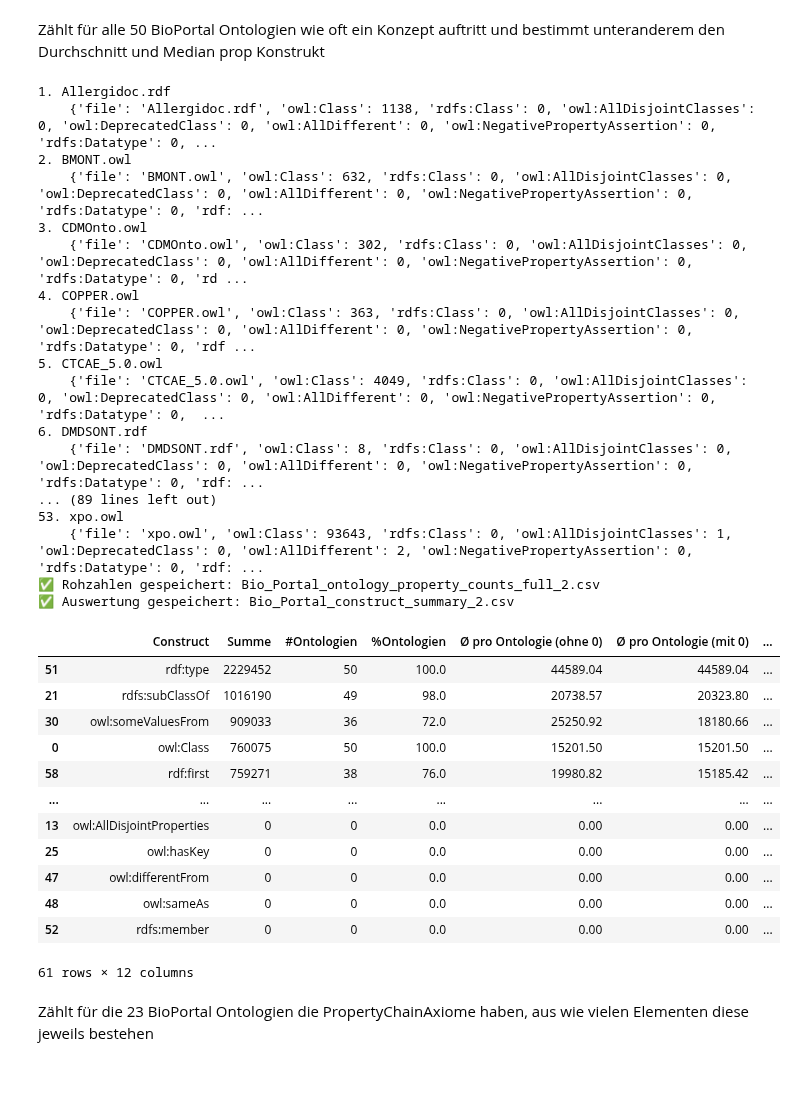
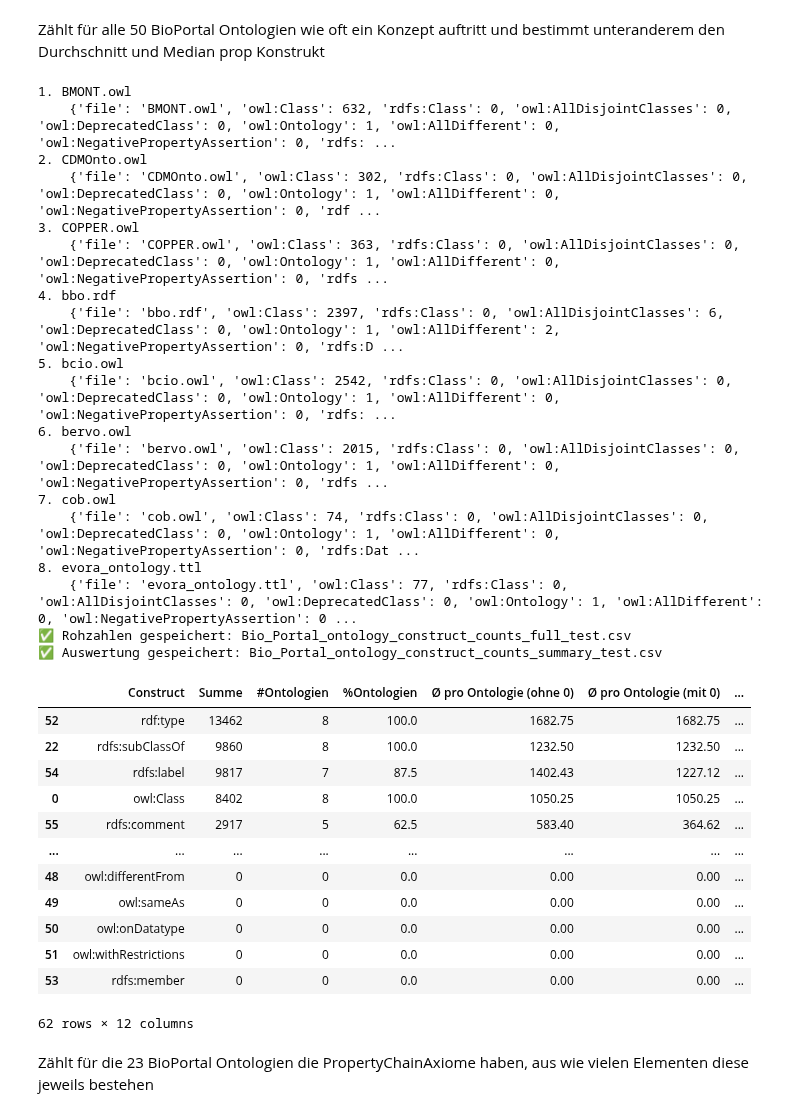
Before and after one commit to RagnaSol31/OntologyShredder_new, a Jupyter notebook: statistict_for_jusification.ipynb, the cells around one changed output. Drawn from its saved outputs; the diff is of its cells as text; code cells hidden in the pictures; blank space fills up the shorter version.

```diff
--- a/statistict_for_jusification.ipynb
+++ b/statistict_for_jusification.ipynb
@@ -17,9 +17,9 @@ Zählt für alle 50 BioPortal Ontologien wie oft ein Konzept auftritt und bestim
 # %%
 # Alle Konstrukte
 # 🔧 Pfade
-ONT_DIR = r"C:\Users\ilove\OneDrive\Uni\Master - Philipps Uni\Master Thesis\Ontologien\Zum Testen von Verteilungen von Konzepten\Bio Portal"
-OUT_CSV = "Bio_Portal_ontology_construct_counts_full_3.csv"
-OUT_SUMMARY = "Bio_Portal_ontology_construct_counts_summary_3.csv"
+ONT_DIR = r"C:\Users\ilove\OneDrive\Uni\Master - Philipps Uni\Master Thesis\Ontologien\Zum Testen von Verteilungen von Konzepten\Bio Portal\nochmal"
+OUT_CSV = "Bio_Portal_ontology_construct_counts_full_test.csv"
+OUT_SUMMARY = "Bio_Portal_ontology_construct_counts_summary_test.csv"
 
 # --- 1) Definition aller zu zählenden Konstrukte ---
 
@@ -232,62 +232,63 @@ for col in construct_cols:
         minv = min(nonzero_vals)
         avg_0 = float(vals[vals >= 0].mean())
         med_0 = float(vals[vals >= 0].median())
     else:
         avg = med = minv = avg_0 = med_0 = 0.0
 
     maxv = int(vals.max()) if len(vals) else 0
 
     summary_rows.append({
         "Construct": col,
         "Summe": total,
         "#Ontologien": ont_count,
         "%Ontologien": round(percent, 1),
         "Ø pro Ontologie (ohne 0)": round(avg, 2),
         "Ø pro Ontologie (mit 0)": round(avg_0, 2),
         "Median (ohne 0)": med,
         "Median (mit 0)": med_0,
         "Min (>0)": minv,
         "Max": maxv,
         "Werte (für Median ohne 0)": nonzero_vals,  # hier alle Werte explizit
         "Werte (für Median mit 0)": sorted(vals.tolist())
     })
 
 summary_df = pd.DataFrame(summary_rows).sort_values(by=["Summe", "#Ontologien"], ascending=False)
 summary_df.to_csv(OUT_SUMMARY, index=False)
 
 print(f"✅ Auswertung gespeichert: {OUT_SUMMARY}")
 summary_df
 # %% [output]
-1. Allergidoc.rdf
-    {'file': 'Allergidoc.rdf', 'owl:Class': 1138, 'rdfs:Class': 0, 'owl:AllDisjointClasses': 0, 'owl:DeprecatedClass': 0, 'owl:AllDifferent': 0, 'owl:NegativePropertyAssertion': 0, 'rdfs:Datatype': 0, ...
-2. BMONT.owl
-    {'file': 'BMONT.owl', 'owl:Class': 632, 'rdfs:Class': 0, 'owl:AllDisjointClasses': 0, 'owl:DeprecatedClass': 0, 'owl:AllDifferent': 0, 'owl:NegativePropertyAssertion': 0, 'rdfs:Datatype': 0, 'rdf: ...
-3. CDMOnto.owl
-    {'file': 'CDMOnto.owl', 'owl:Class': 302, 'rdfs:Class': 0, 'owl:AllDisjointClasses': 0, 'owl:DeprecatedClass': 0, 'owl:AllDifferent': 0, 'owl:NegativePropertyAssertion': 0, 'rdfs:Datatype': 0, 'rd ...
-4. COPPER.owl
-    {'file': 'COPPER.owl', 'owl:Class': 363, 'rdfs:Class': 0, 'owl:AllDisjointClasses': 0, 'owl:DeprecatedClass': 0, 'owl:AllDifferent': 0, 'owl:NegativePropertyAssertion': 0, 'rdfs:Datatype': 0, 'rdf ...
-5. CTCAE_5.0.owl
-    {'file': 'CTCAE_5.0.owl', 'owl:Class': 4049, 'rdfs:Class': 0, 'owl:AllDisjointClasses': 0, 'owl:DeprecatedClass': 0, 'owl:AllDifferent': 0, 'owl:NegativePropertyAssertion': 0, 'rdfs:Datatype': 0,  ...
-6. DMDSONT.rdf
-    {'file': 'DMDSONT.rdf', 'owl:Class': 8, 'rdfs:Class': 0, 'owl:AllDisjointClasses': 0, 'owl:DeprecatedClass': 0, 'owl:AllDifferent': 0, 'owl:NegativePropertyAssertion': 0, 'rdfs:Datatype': 0, 'rdf: ...
-... (89 lines left out)
-53. xpo.owl
-    {'file': 'xpo.owl', 'owl:Class': 93643, 'rdfs:Class': 0, 'owl:AllDisjointClasses': 1, 'owl:DeprecatedClass': 0, 'owl:AllDifferent': 2, 'owl:NegativePropertyAssertion': 0, 'rdfs:Datatype': 0, 'rdf: ...
-✅ Rohzahlen gespeichert: Bio_Portal_ontology_property_counts_full_2.csv
-✅ Auswertung gespeichert: Bio_Portal_construct_summary_2.csv
+1. BMONT.owl
+    {'file': 'BMONT.owl', 'owl:Class': 632, 'rdfs:Class': 0, 'owl:AllDisjointClasses': 0, 'owl:DeprecatedClass': 0, 'owl:Ontology': 1, 'owl:AllDifferent': 0, 'owl:NegativePropertyAssertion': 0, 'rdfs: ...
+2. CDMOnto.owl
+    {'file': 'CDMOnto.owl', 'owl:Class': 302, 'rdfs:Class': 0, 'owl:AllDisjointClasses': 0, 'owl:DeprecatedClass': 0, 'owl:Ontology': 1, 'owl:AllDifferent': 0, 'owl:NegativePropertyAssertion': 0, 'rdf ...
+3. COPPER.owl
+    {'file': 'COPPER.owl', 'owl:Class': 363, 'rdfs:Class': 0, 'owl:AllDisjointClasses': 0, 'owl:DeprecatedClass': 0, 'owl:Ontology': 1, 'owl:AllDifferent': 0, 'owl:NegativePropertyAssertion': 0, 'rdfs ...
+4. bbo.rdf
+    {'file': 'bbo.rdf', 'owl:Class': 2397, 'rdfs:Class': 0, 'owl:AllDisjointClasses': 6, 'owl:DeprecatedClass': 0, 'owl:Ontology': 1, 'owl:AllDifferent': 2, 'owl:NegativePropertyAssertion': 0, 'rdfs:D ...
+5. bcio.owl
+    {'file': 'bcio.owl', 'owl:Class': 2542, 'rdfs:Class': 0, 'owl:AllDisjointClasses': 0, 'owl:DeprecatedClass': 0, 'owl:Ontology': 1, 'owl:AllDifferent': 0, 'owl:NegativePropertyAssertion': 0, 'rdfs: ...
+6. bervo.owl
+    {'file': 'bervo.owl', 'owl:Class': 2015, 'rdfs:Class': 0, 'owl:AllDisjointClasses': 0, 'owl:DeprecatedClass': 0, 'owl:Ontology': 1, 'owl:AllDifferent': 0, 'owl:NegativePropertyAssertion': 0, 'rdfs ...
+7. cob.owl
+    {'file': 'cob.owl', 'owl:Class': 74, 'rdfs:Class': 0, 'owl:AllDisjointClasses': 0, 'owl:DeprecatedClass': 0, 'owl:Ontology': 1, 'owl:AllDifferent': 0, 'owl:NegativePropertyAssertion': 0, 'rdfs:Dat ...
+8. evora_ontology.ttl
+    {'file': 'evora_ontology.ttl', 'owl:Class': 77, 'rdfs:Class': 0, 'owl:AllDisjointClasses': 0, 'owl:DeprecatedClass': 0, 'owl:Ontology': 1, 'owl:AllDifferent': 0, 'owl:NegativePropertyAssertion': 0 ...
+✅ Rohzahlen gespeichert: Bio_Portal_ontology_construct_counts_full_test.csv
+✅ Auswertung gespeichert: Bio_Portal_ontology_construct_counts_summary_test.csv
 |  | Construct | Summe | #Ontologien | %Ontologien | Ø pro Ontologie (ohne 0) | Ø pro Ontologie (mit 0) | ... |
-| 51 | rdf:type | 2229452 | 50 | 100.0 | 44589.04 | 44589.04 | ... |
-| 21 | rdfs:subClassOf | 1016190 | 49 | 98.0 | 20738.57 | 20323.80 | ... |
-| 30 | owl:someValuesFrom | 909033 | 36 | 72.0 | 25250.92 | 18180.66 | ... |
-| 0 | owl:Class | 760075 | 50 | 100.0 | 15201.50 | 15201.50 | ... |
-| 58 | rdf:first | 759271 | 38 | 76.0 | 19980.82 | 15185.42 | ... |
+| 52 | rdf:type | 13462 | 8 | 100.0 | 1682.75 | 1682.75 | ... |
+| 22 | rdfs:subClassOf | 9860 | 8 | 100.0 | 1232.50 | 1232.50 | ... |
+| 54 | rdfs:label | 9817 | 7 | 87.5 | 1402.43 | 1227.12 | ... |
+| 0 | owl:Class | 8402 | 8 | 100.0 | 1050.25 | 1050.25 | ... |
+| 55 | rdfs:comment | 2917 | 5 | 62.5 | 583.40 | 364.62 | ... |
 | ... | ... | ... | ... | ... | ... | ... | ... |
-| 13 | owl:AllDisjointProperties | 0 | 0 | 0.0 | 0.00 | 0.00 | ... |
-| 25 | owl:hasKey | 0 | 0 | 0.0 | 0.00 | 0.00 | ... |
-| 47 | owl:differentFrom | 0 | 0 | 0.0 | 0.00 | 0.00 | ... |
-| 48 | owl:sameAs | 0 | 0 | 0.0 | 0.00 | 0.00 | ... |
-| 52 | rdfs:member | 0 | 0 | 0.0 | 0.00 | 0.00 | ... |
+| 48 | owl:differentFrom | 0 | 0 | 0.0 | 0.00 | 0.00 | ... |
+| 49 | owl:sameAs | 0 | 0 | 0.0 | 0.00 | 0.00 | ... |
+| 50 | owl:onDatatype | 0 | 0 | 0.0 | 0.00 | 0.00 | ... |
+| 51 | owl:withRestrictions | 0 | 0 | 0.0 | 0.00 | 0.00 | ... |
+| 53 | rdfs:member | 0 | 0 | 0.0 | 0.00 | 0.00 | ... |
-61 rows × 12 columns
+62 rows × 12 columns
 # %% [markdown]
 Zählt für die 23 BioPortal Ontologien die PropertyChainAxiome haben, aus wie vielen Elementen diese jeweils bestehen
 # %%
```
Also changed, not shown: parts of 6 cells of this notebook, 1 other file.
